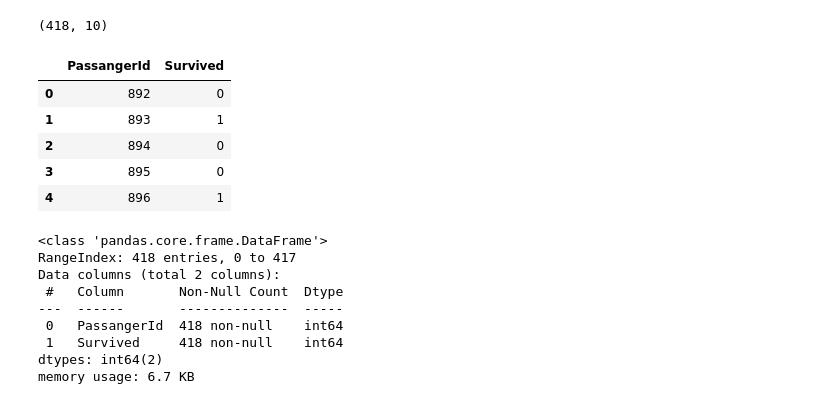
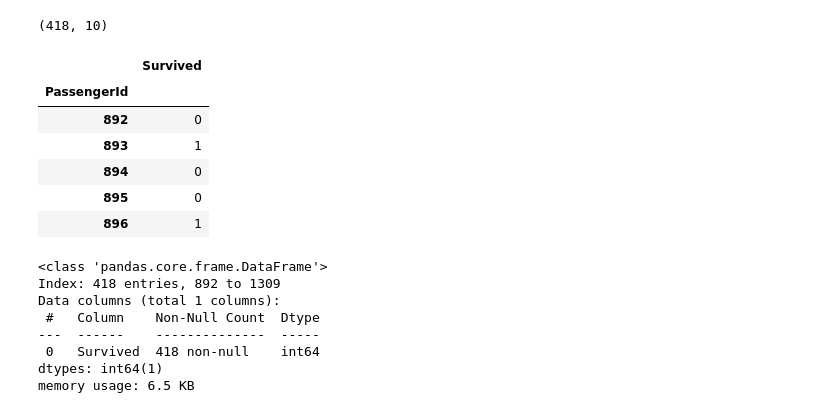
Before and after one commit to Blaze-master/titanic-disaster-prediction, a Jupyter notebook: titanic-disaster-prediction.ipynb, the cells around one changed output. Cells and saved outputs as stored; diff of their text form; code cells hidden in the pictures.

```diff
--- a/titanic-disaster-prediction.ipynb
+++ b/titanic-disaster-prediction.ipynb
@@ -435,8 +397,7 @@ svm_grid = GridSearchCV(
     svm_param_grid,
     scoring="accuracy",
     cv=9,
-    verbose=2,
     refit=True
 )
 
-svm_grid.fit(X_train, y_train)
+svm_grid.fit(X_train, y_train);
@@ -578,27 +516,28 @@ final_preds = svm_best.predict(test_data)
 # %%
 submission = pd.DataFrame({
     "PassengerId" : test_df["PassengerId"],
     "Survived" : final_preds
 })
+submission.set_index("PassengerId", inplace=True)
 submission.head()
 # %% [output]
-|  | PassangerId | Survived |
-| 0 | 892 | 0 |
-| 1 | 893 | 1 |
-| 2 | 894 | 0 |
-| 3 | 895 | 0 |
-| 4 | 896 | 1 |
+|  | Survived |
+| PassengerId |  |
+| 892 | 0 |
+| 893 | 1 |
+| 894 | 0 |
+| 895 | 0 |
+| 896 | 1 |
 # %%
 submission.info()
 # %% [output]
 <class 'pandas.core.frame.DataFrame'>
-RangeIndex: 418 entries, 0 to 417
-Data columns (total 2 columns):
- #   Column       Non-Null Count  Dtype
----  ------       --------------  -----
- 0   PassangerId  418 non-null    int64
- 1   Survived     418 non-null    int64
-dtypes: int64(2)
-memory usage: 6.7 KB
+Index: 418 entries, 892 to 1309
+Data columns (total 1 columns):
+ #   Column    Non-Null Count  Dtype
+---  ------    --------------  -----
+ 0   Survived  418 non-null    int64
+dtypes: int64(1)
+memory usage: 6.5 KB
 # %%
 submission.to_csv("submission.csv")
```
Also changed, not shown: parts of 26 cells of this notebook.
